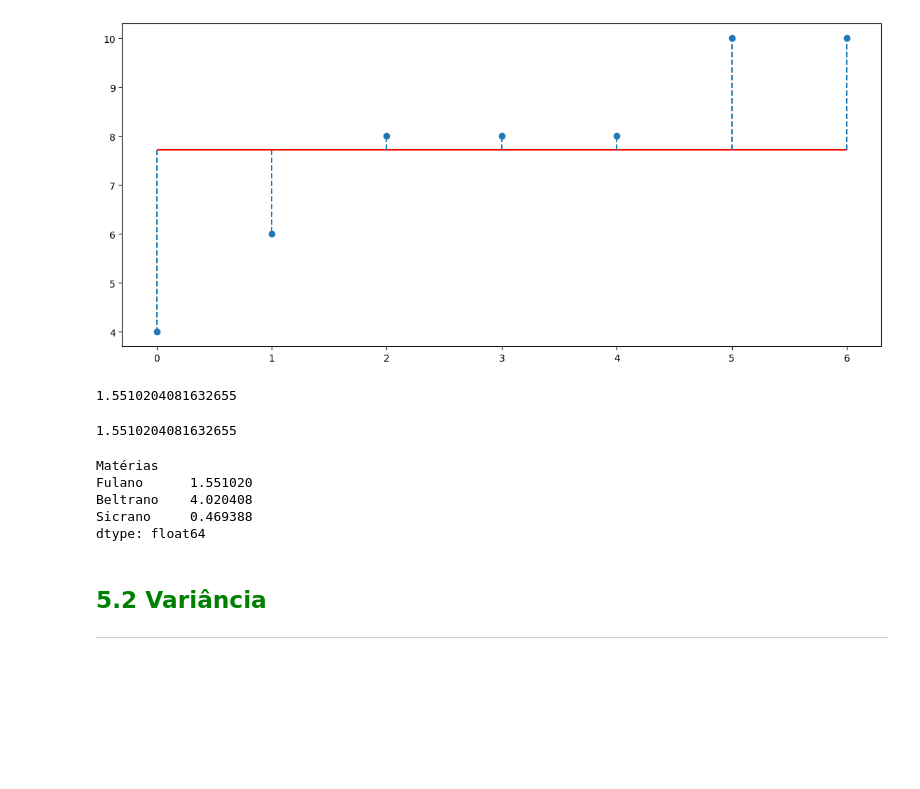
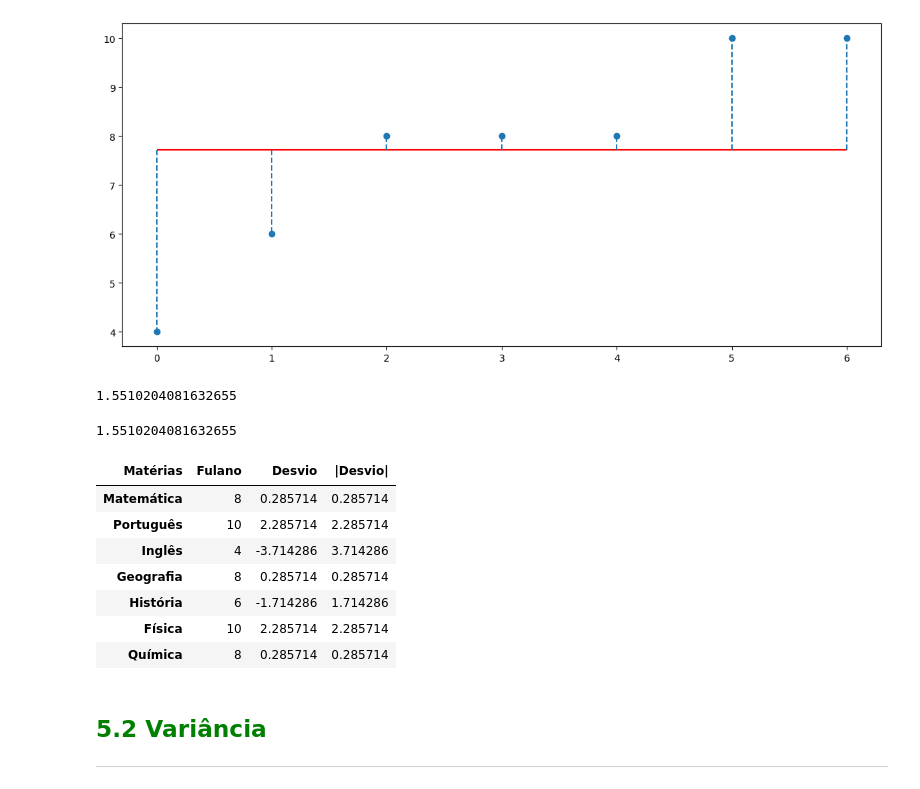
Before and after one commit to euninha1/estatistica_py, a Jupyter notebook: Estatistica_Python_(2).ipynb, the cells around one changed output. Saved outputs shown, nothing was run; the diff lists cells and outputs as text; code cells hidden in the pictures; blank space fills up the shorter version.

```diff
--- a/Estatistica_Python_(2).ipynb
+++ b/Estatistica_Python_(2).ipynb
@@ -1218,23 +1220,27 @@ ax
 # %% [output]
 <Axes: >
 [figure]
-# %%
-notas_fulano['|Desvio|'].mean()
-# %% [output]
-1.5510204081632655
+# %%
+notas_fulano['|Desvio|'].mean()  #o calculo de fato que trás o valor da média dos desvios
+# %% [output]
+1.5510204081632655
 # %%
 desvio_medio_absoluto = notas_fulano['Fulano'].mad()
 desvio_medio_absoluto
 # %% [output]
 1.5510204081632655
-# %%
-(df - df.mean()).abs().mean()
-# %% [output]
-Matérias
-Fulano      1.551020
-Beltrano    4.020408
-Sicrano     0.469388
-dtype: float64
+# %%
+notas_fulano['|Desvio|'] = notas_fulano['Desvio'].abs()  #método ABS() para pegar o valor médio absoluto, todos os valores positivos para fazer a somatória
+notas_fulano
+# %% [output]
+| Matérias | Fulano | Desvio | |Desvio| |
+| Matemática | 8 | 0.285714 | 0.285714 |
+| Português | 10 | 2.285714 | 2.285714 |
+| Inglês | 4 | -3.714286 | 3.714286 |
+| Geografia | 8 | 0.285714 | 0.285714 |
+| História | 6 | -1.714286 | 1.714286 |
+| Física | 10 | 2.285714 | 2.285714 |
+| Química | 8 | 0.285714 | 0.285714 |
 # %% [markdown]
 ## <font color=green>5.2 Variância</font>
 ***
```
Also changed, not shown: parts of 13 cells of this notebook.
